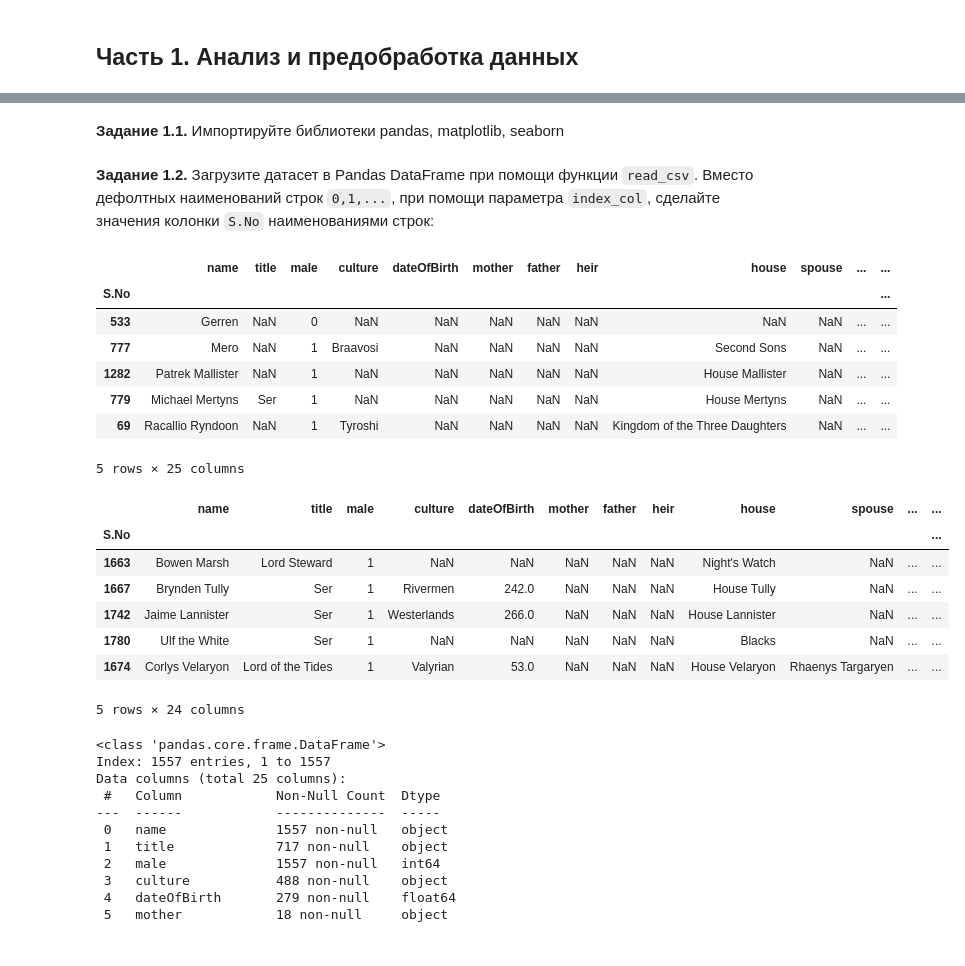
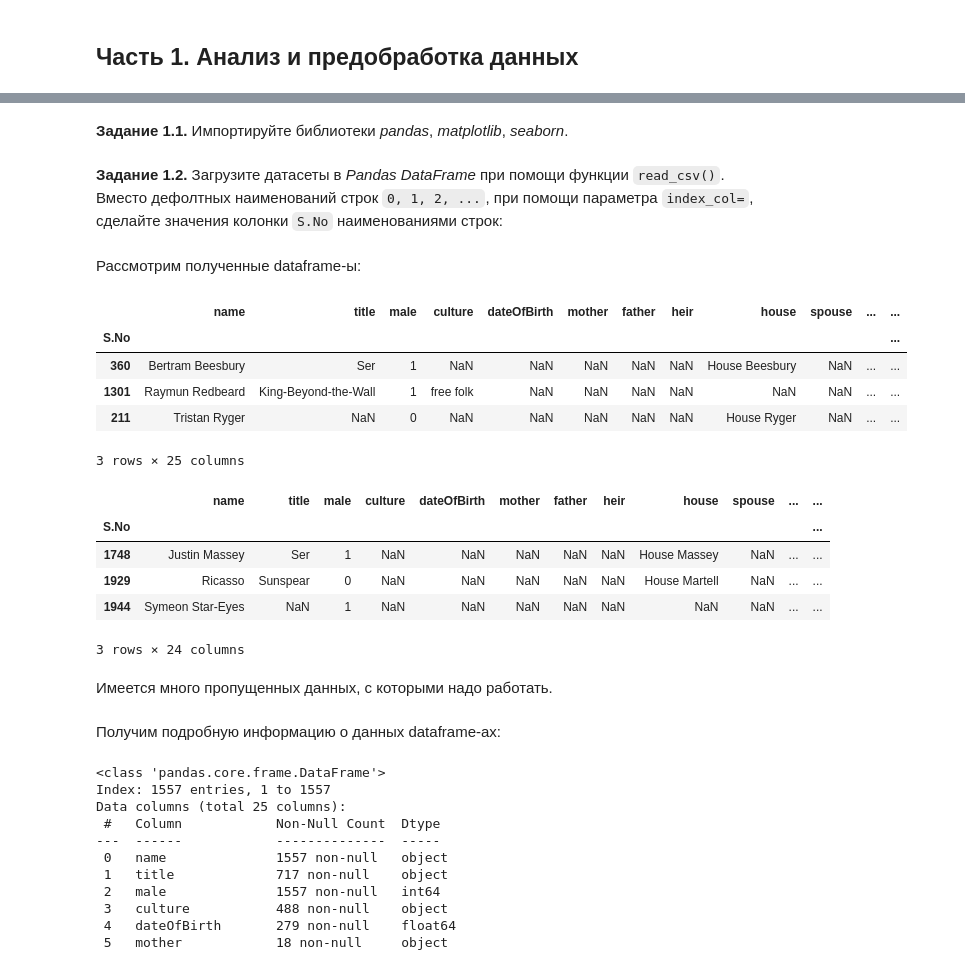
Before and after one commit to erdogan-deniz/DataScience, a Jupyter notebook: DLS/week_01_ml_intro/Homework/hw_1_game_of_thrones.ipynb, the cells around one changed output, grey strips where cells are left out. Cells and saved outputs as stored; diff of their text form; code cells hidden in the pictures.

```diff
--- a/DLS/week_01_ml_intro/Homework/hw_1_game_of_thrones.ipynb
+++ b/DLS/week_01_ml_intro/Homework/hw_1_game_of_thrones.ipynb
@@ -91,7 +80,7 @@
 !gdown 1h99toeF7lZ2I3iJwehgKO-QQmDaOe_O3  # test dataset
 !gdown 1XL0VTygpZj-ZAuTNRBgApZTPQyNDnT-v  # train dataset
 # %% [markdown]
-**Задание 1.1.** Импортируйте библиотеки pandas, matplotlib, seaborn
+**Задание 1.1.** Импортируйте библиотеки *pandas*, *matplotlib*, *seaborn*.
 # %%
 import pandas as pd
 import seaborn as sns
@@ -101,30 +90,32 @@ from pandas import DataFrame, Series
 # %% [markdown]
-**Задание 1.2.** Загрузите датасет в Pandas DataFrame при помощи функции `read_csv`. Вместо дефолтных наименований строк `0,1,...`, при помощи параметра `index_col`, сделайте значения колонки `S.No` наименованиями строк:
+**Задание 1.2.** Загрузите датасеты в *Pandas DataFrame* при помощи функции `read_csv()`. Вместо дефолтных наименований строк `0, 1, 2, ...`, при помощи параметра `index_col=`, сделайте значения колонки `S.No` наименованиями строк:
 # %%
 test_df: DataFrame = pd.read_csv("/content/game_of_thrones_test.csv", index_col="S.No", )
 train_df: DataFrame = pd.read_csv("/content/game_of_thrones_train.csv", index_col="S.No", )
+# %% [markdown]
+Рассмотрим полученные dataframe-ы:
 # %%
-train_df.sample(5)
+train_df.sample(3)
 # %% [output]
 |  | name | title | male | culture | dateOfBirth | mother | father | heir | house | spouse | ... | ... |
 | S.No |  |  |  |  |  |  |  |  |  |  |  | ... |
-| 533 | Gerren | NaN | 0 | NaN | NaN | NaN | NaN | NaN | NaN | NaN | ... | ... |
-| 777 | Mero | NaN | 1 | Braavosi | NaN | NaN | NaN | NaN | Second Sons | NaN | ... | ... |
-| 1282 | Patrek Mallister | NaN | 1 | NaN | NaN | NaN | NaN | NaN | House Mallister | NaN | ... | ... |
-| 779 | Michael Mertyns | Ser | 1 | NaN | NaN | NaN | NaN | NaN | House Mertyns | NaN | ... | ... |
-| 69 | Racallio Ryndoon | NaN | 1 | Tyroshi | NaN | NaN | NaN | NaN | Kingdom of the Three Daughters | NaN | ... | ... |
+| 360 | Bertram Beesbury | Ser | 1 | NaN | NaN | NaN | NaN | NaN | House Beesbury | NaN | ... | ... |
+| 1301 | Raymun Redbeard | King-Beyond-the-Wall | 1 | free folk | NaN | NaN | NaN | NaN | NaN | NaN | ... | ... |
+| 211 | Tristan Ryger | NaN | 0 | NaN | NaN | NaN | NaN | NaN | House Ryger | NaN | ... | ... |
-5 rows × 25 columns
+3 rows × 25 columns
 # %%
-test_df.sample(5)
+test_df.sample(3)
 # %% [output]
 |  | name | title | male | culture | dateOfBirth | mother | father | heir | house | spouse | ... | ... |
 | S.No |  |  |  |  |  |  |  |  |  |  |  | ... |
-| 1663 | Bowen Marsh | Lord Steward | 1 | NaN | NaN | NaN | NaN | NaN | Night's Watch | NaN | ... | ... |
-| 1667 | Brynden Tully | Ser | 1 | Rivermen | 242.0 | NaN | NaN | NaN | House Tully | NaN | ... | ... |
-| 1742 | Jaime Lannister | Ser | 1 | Westerlands | 266.0 | NaN | NaN | NaN | House Lannister | NaN | ... | ... |
-| 1780 | Ulf the White | Ser | 1 | NaN | NaN | NaN | NaN | NaN | Blacks | NaN | ... | ... |
-| 1674 | Corlys Velaryon | Lord of the Tides | 1 | Valyrian | 53.0 | NaN | NaN | NaN | House Velaryon | Rhaenys Targaryen | ... | ... |
+| 1748 | Justin Massey | Ser | 1 | NaN | NaN | NaN | NaN | NaN | House Massey | NaN | ... | ... |
+| 1929 | Ricasso | Sunspear | 0 | NaN | NaN | NaN | NaN | NaN | House Martell | NaN | ... | ... |
+| 1944 | Symeon Star-Eyes | NaN | 1 | NaN | NaN | NaN | NaN | NaN | NaN | NaN | ... | ... |
-5 rows × 24 columns
+3 rows × 24 columns
+# %% [markdown]
+Имеется много пропущенных данных, с которыми надо работать.
+# %% [markdown]
+Получим подробную информацию о данных dataframe-ах:
 # %%
 train_df.info()
 # %% [output]
```
Also changed, not shown: parts of 28 cells of this notebook.
